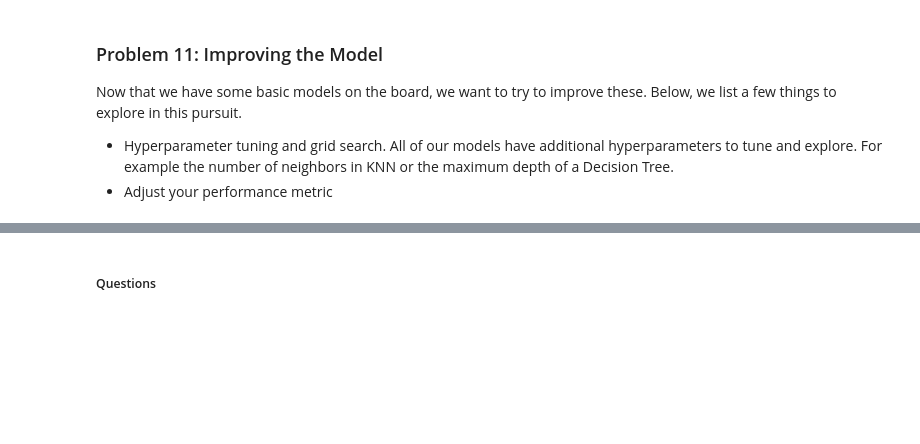
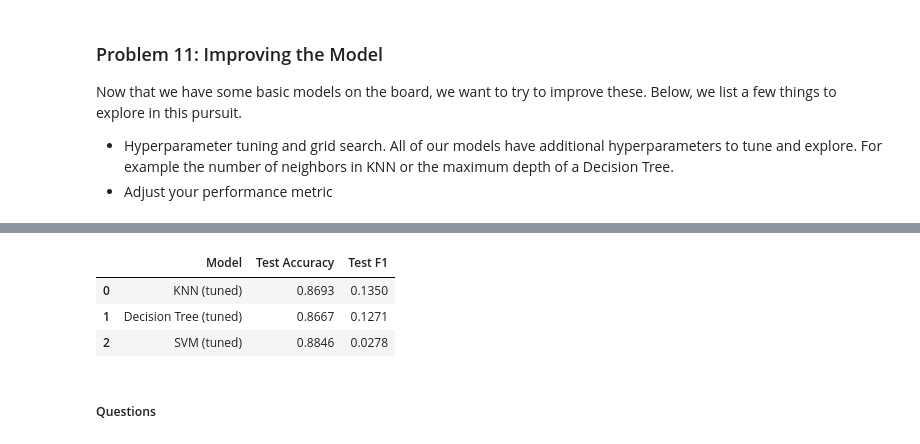
Before and after one commit to raghugovind-source/Practice-III, a Jupyter notebook: prompt_III.ipynb, the cells around one changed output, grey strips where cells are left out. Drawn from its saved outputs; the diff is of its cells as text; code cells hidden in the pictures; blank space fills up the shorter version.

```diff
--- a/prompt_III.ipynb
+++ b/prompt_III.ipynb
@@ -217,10 +379,21 @@ print("Test F1:", round(f1_score(y_test, grid_svm.predict(X_test), pos_label=1),
 # %%
 # Compare tuned models (accuracy and F1)
 tuned_results = []
 for name, model in [('KNN (tuned)', grid_knn), ('Decision Tree (tuned)', grid_dt), ('SVM (tuned)', grid_svm)]:
     tuned_results.append({
         'Model': name,
         'Test Accuracy': accuracy_score(y_test, model.predict(X_test)),
         'Test F1': f1_score(y_test, model.predict(X_test), pos_label=1)
     })
-pd.DataFrame(tuned_results).round(4)
+tuned_df = pd.DataFrame(tuned_results).round(4)
+tuned_df
+
+# Save to file
+os.makedirs('results', exist_ok=True)
+tuned_df.to_csv('results/tuned_models.csv', index=False)
+print("Saved to results/tuned_models.csv")
+# %% [output]
+|  | Model | Test Accuracy | Test F1 |
+| 0 | KNN (tuned) | 0.8693 | 0.1350 |
+| 1 | Decision Tree (tuned) | 0.8667 | 0.1271 |
+| 2 | SVM (tuned) | 0.8846 | 0.0278 |
```
Also changed, not shown: parts of 17 cells of this notebook.
